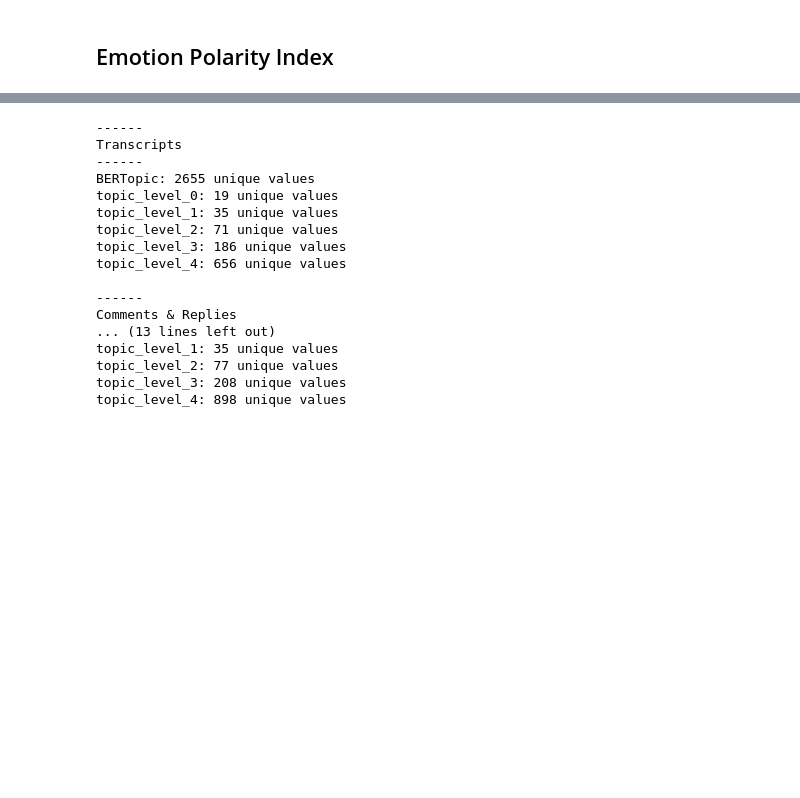
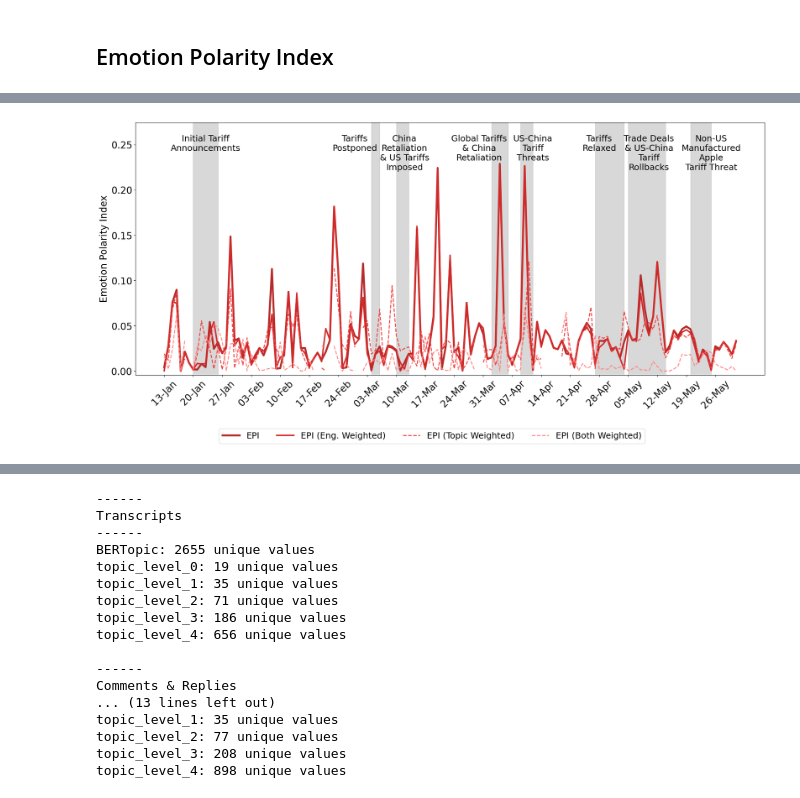
Before and after one commit to isom-ds/youtube-emotion-financial-modelling, a Jupyter notebook: 300_index_module.ipynb, the cells around one changed output, grey strips where cells are left out. Cells and saved outputs as stored; diff of their text form; code cells hidden in the pictures; blank space fills up the shorter version.

```diff
--- a/300_index_module.ipynb
+++ b/300_index_module.ipynb
@@ -494,0 +167,7 @@ plot_stack100(
+# %%
+# Apply engagement weighting to transcripts (creators only) at ROW LEVEL before grouping
+# Per index.tex Equation 4: a_v = log(1 + viewCount + likeCount + commentCount)
+print("Applying engagement weights to creator data...")
+df_transcripts_emo_weighted = apply_engagement_weights(df_transcripts_emo)
+print(f"✓ Weighted columns created: {[col for col in df_transcripts_emo_weighted.columns if 'weighted' in col][:5]}...")
+print(f"  Total shape: {df_transcripts_emo_weighted.shape}")
@@ -494,0 +180,25 @@ plot_stack100(
+# %%
+# Group transcripts - both weighted and non-weighted versions
+print("Grouping transcript data by date...")
+
+# Non-weighted version
+emotion_cols = POS_EMO + NEG_EMO + [SURPRISE]
+df_transcripts_emo_grouped = df_transcripts_emo.groupby('date')[emotion_cols].sum().reset_index()
+
+# Weighted version
+weighted_cols = [f"{e}_weighted" for e in emotion_cols]
+df_transcripts_emo_weighted_grouped = df_transcripts_emo_weighted.groupby('date')[weighted_cols].sum().reset_index()
+
+# Merge them together
+df_transcripts_emo_grouped = pd.merge(
+    df_transcripts_emo_grouped,
+    df_transcripts_emo_weighted_grouped,
+    on='date',
+    how='outer'
+).fillna(0)
+
+# Group comments (no engagement weighting for community)
+df_comments_emo_grouped = df_comments_emo.groupby('date')[emotion_cols].sum().reset_index()
+
+print(f"✓ Transcripts grouped shape: {df_transcripts_emo_grouped.shape}")
+print(f"✓ Comments grouped shape: {df_comments_emo_grouped.shape}")
@@ -676,0 +414,10 @@ def epi_plot(
+# %%
+print("\n" + "="*70)
+print("CALCULATING SPLIT INDEX (Within-Community Polarization)")
+print("="*70)
+
+# Split index (community only, typically non-weighted)
+print("\nCalculating Split index...")
+df_split = split_index(df_comments_emo, weighted=False)
+
+print(f"\n✓ Split index calculated: {[c for c in df_split.columns if c != 'date']}")
@@ -676,0 +520,5 @@ def epi_plot(
+# %%
+# Example 1: Plot all EPI variants
+plot_indices(df_indices_complete, index_type='epi')
+# %% [output]
+[figure, added]
```
Also changed, not shown: parts of 50 cells of this notebook, 7 other files.
